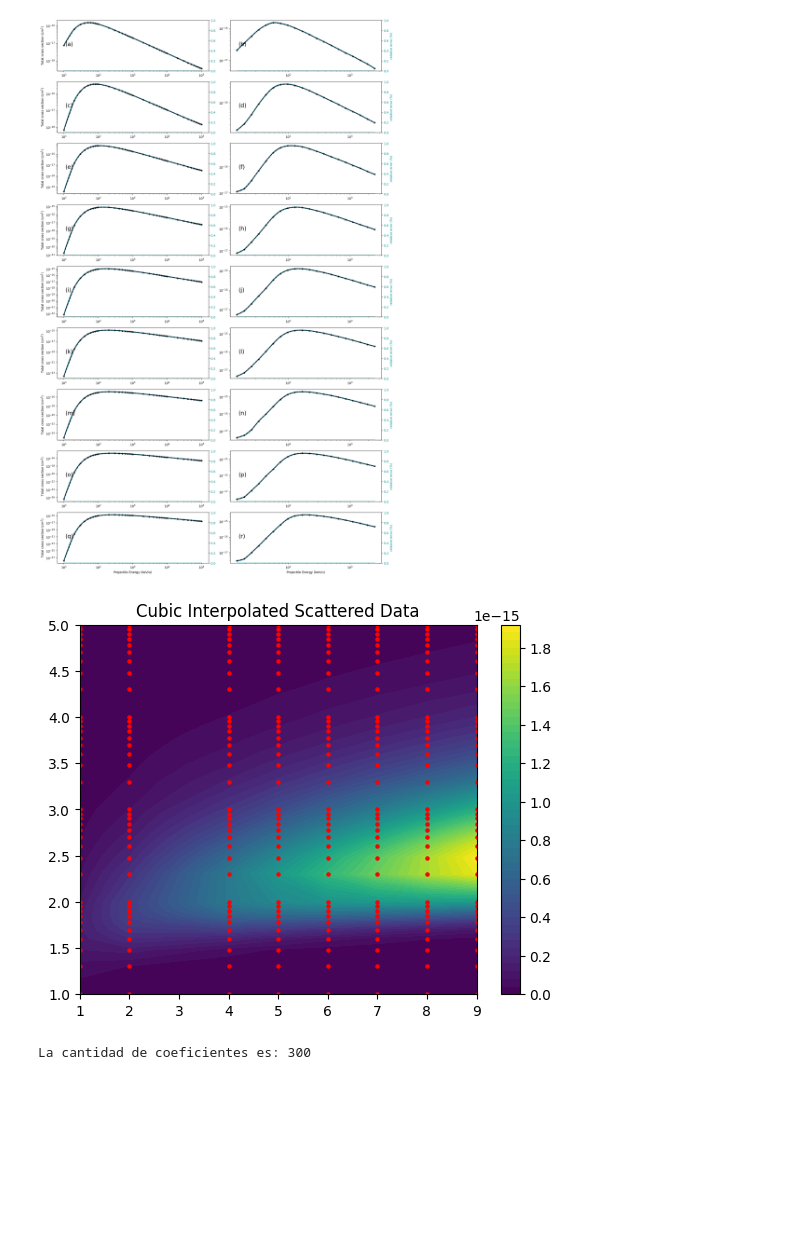
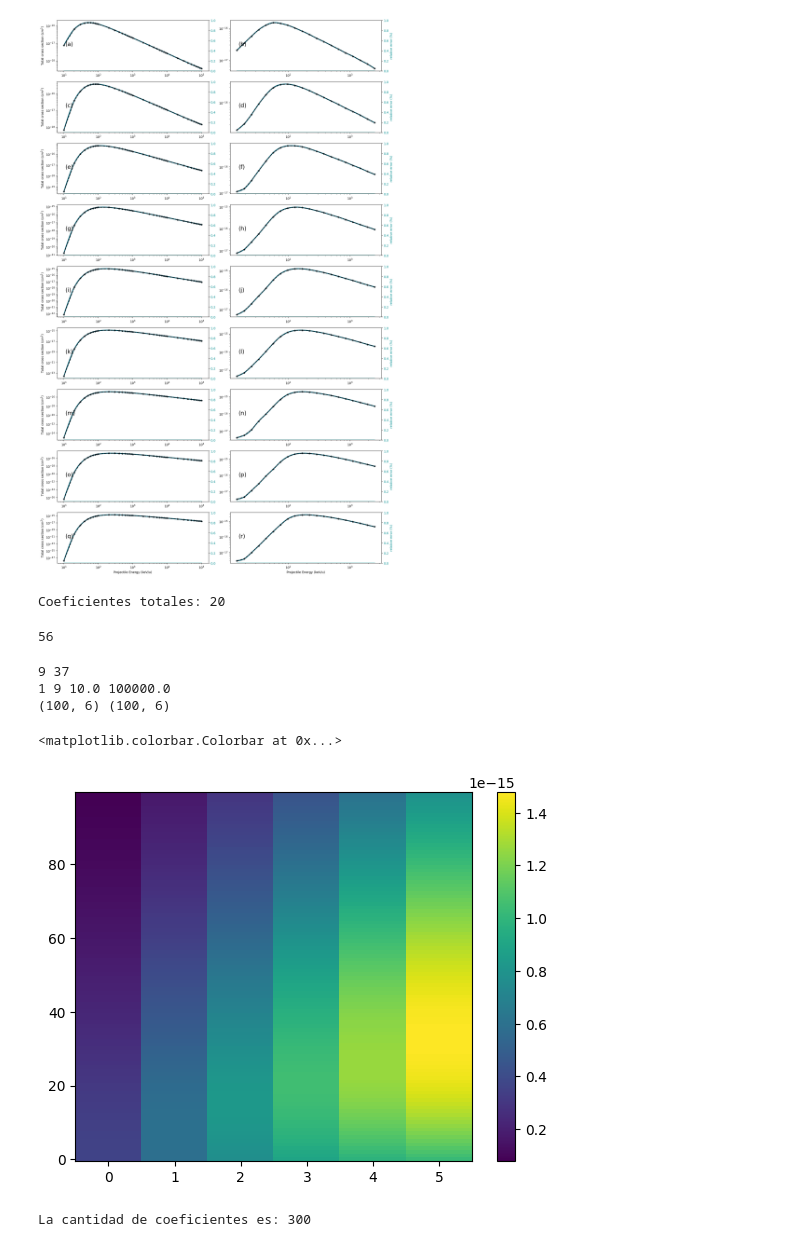
Before and after one commit to sebastlop/atomic_cond, a Jupyter notebook: benchmarks_cubic_spline.ipynb, the cells around one changed output. Saved outputs shown, nothing was run; the diff lists cells and outputs as text; code cells hidden in the pictures; blank space fills up the shorter version.

```diff
--- a/benchmarks_cubic_spline.ipynb
+++ b/benchmarks_cubic_spline.ipynb
@@ -163,38 +164,59 @@ fig.tight_layout()
 plt.savefig('./performance_cubic.png')
 # %% [output]
 [figure]
+# %%
+import numpy as np
+from scipy.interpolate import RectBivariateSpline
+
+# Tus datos originales
+x_raw = [1]*5+[2]*5+[3]*5+[4]*5
+y_raw = [0.1, 0.2, 0.3, 0.4, 0.5] *4 # (Asumiendo que y también sigue el patrón)
+
+# 1. Extraer valores únicos (la "parrilla")
+x_unique = np.unique(x_raw) # Resultado: [1, 2, 3] (3 elementos)
+y_unique = np.unique(y_raw) # Resultado: [0.1, 0.2] (2 elementos)
+
+
+# 2. Definir la matriz Z (debe ser de 3x2 en este caso)
+# Supongamos que tienes 6 valores de Z correspondientes a esos pares
+z_values = np.random.exponential(size=20)
+z_matrix = np.array(z_values).reshape(len(x_unique), len(y_unique))
+
+# 3. Ahora sí, crear el Spline
+spline = RectBivariateSpline(x_unique, y_unique, z_matrix, kx=1, ky=1, s=0)
+
+# Contar coeficientes
+print(f"Coeficientes totales: {spline.get_coeffs().size}")
+# %% [output]
+Coeficientes totales: 20
+56
 # %%
 import numpy as np
-from scipy.interpolate import griddata, RectBivariateSpline
+from scipy.interpolate import RectBivariateSpline
+import numpy as np
 import matplotlib.pyplot as plt
 df_theory_encoded = pd.DataFrame(theory_one_hot, columns=encoder.get_feature_names_out(['Theory_ID']))
 hyd_df = pd.concat([hyd_df.reset_index(drop=True), df_theory_encoded], axis=1)
 
 aux = hyd_df[hyd_df['Theory_ID'] == 'CDW-EIS']
-aux = aux[aux['Z_ion']!=3]
-x_hole = aux['Z_ion'].values
-y_hole = np.log10(aux['E_proj[keV/u]'].values)
-z_hole = aux['Cross_section[cm2]'].values
+x = np.unique(aux['Z_ion'].values)
+y = np.unique(aux['E_proj[keV/u]'].values)
+z = aux['Cross_section[cm2]'].values
+print(len(x), len(y))
+print(x.min(), x.max(),y.min(), y.max())
+spline = RectBivariateSpline(x, y, z.reshape(len(x), len(y)),s=0)
+x_plot, y_plot= np.meshgrid(np.arange(2,8),np.logspace(2, 3,100))
 
-# 1. Define your scattered data points (Pi) and values (Zi)
-# Pi is a N x 2 array of coordinates (x, y)
-# Zi is a 1D array of values at those coordinates
-points = np.vstack([x_hole,y_hole]).T
-values = z_hole
-
-# 2. Define the target regular grid for the output
-grid_x, grid_y = np.meshgrid(np.unique(x_hole), np.unique(y_hole))
-# 3. Perform cubic interpolation using griddata
-grid_z = griddata(points, values, (grid_x, grid_y), method='cubic')
-
-# Optional: Visualize the result
-plt.contourf(grid_x, grid_y, grid_z, 50, cmap='viridis')
+print(x_plot.shape, y_plot.shape)
+z = spline(x_plot.reshape(-1), y_plot.reshape(-1), grid=False)
+plt.imshow(z.reshape(100,6), aspect='auto', origin='lower')
 plt.colorbar()
-plt.scatter(points[:, 0], points[:, 1], color='red', s=5)
-plt.title("Cubic Interpolated Scattered Data")
-plt.show()
 # %% [output]
+9 37
+1 9 10.0 100000.0
+(100, 6) (100, 6)
+<matplotlib.colorbar.Colorbar at 0x...>
-[figure, old version]
+[figure, new version]
 # %%
 from scipy.interpolate import bisplrep, bisplev
 nudos = bisplrep(x_hole, y_hole, z_hole, kx=3, ky=3, s = 0)
```
Also changed, not shown: parts of 1 cell of this notebook, 7 other files.
